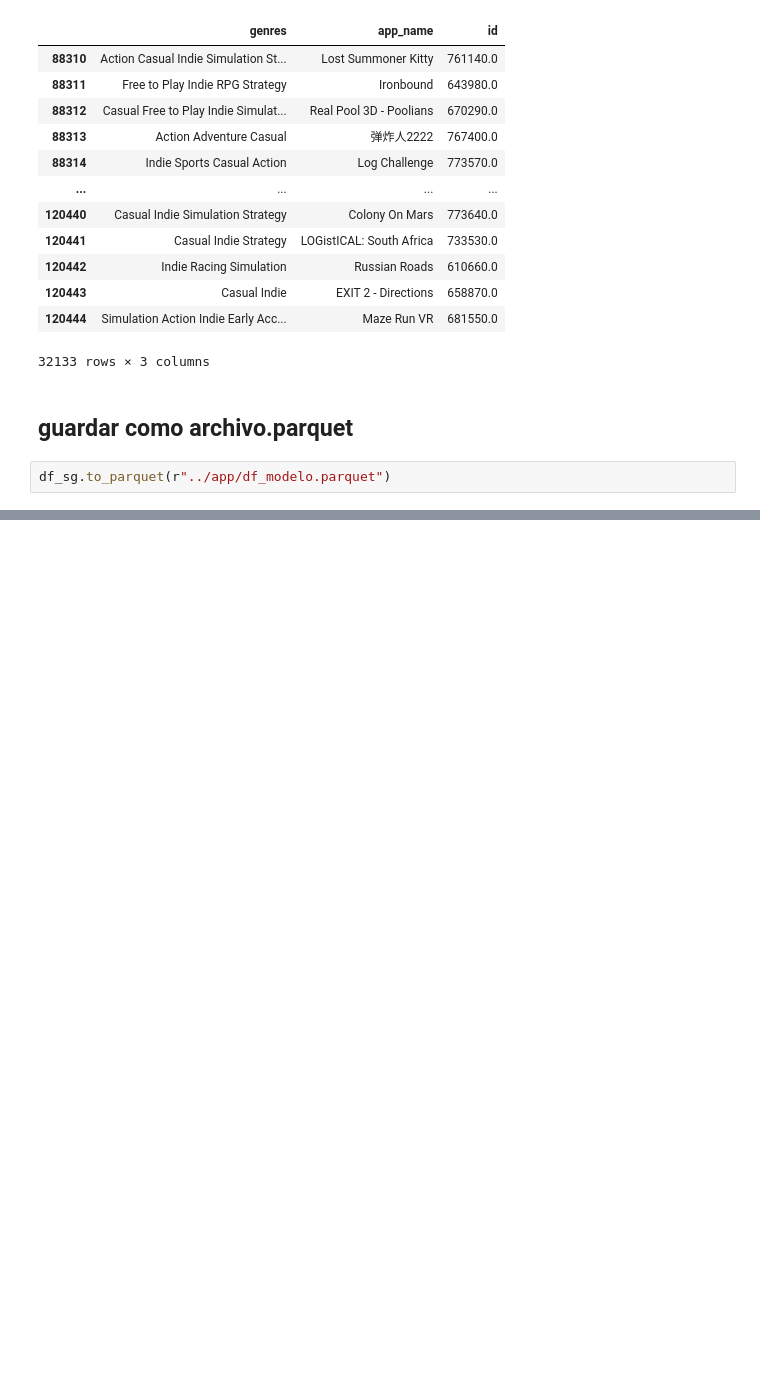
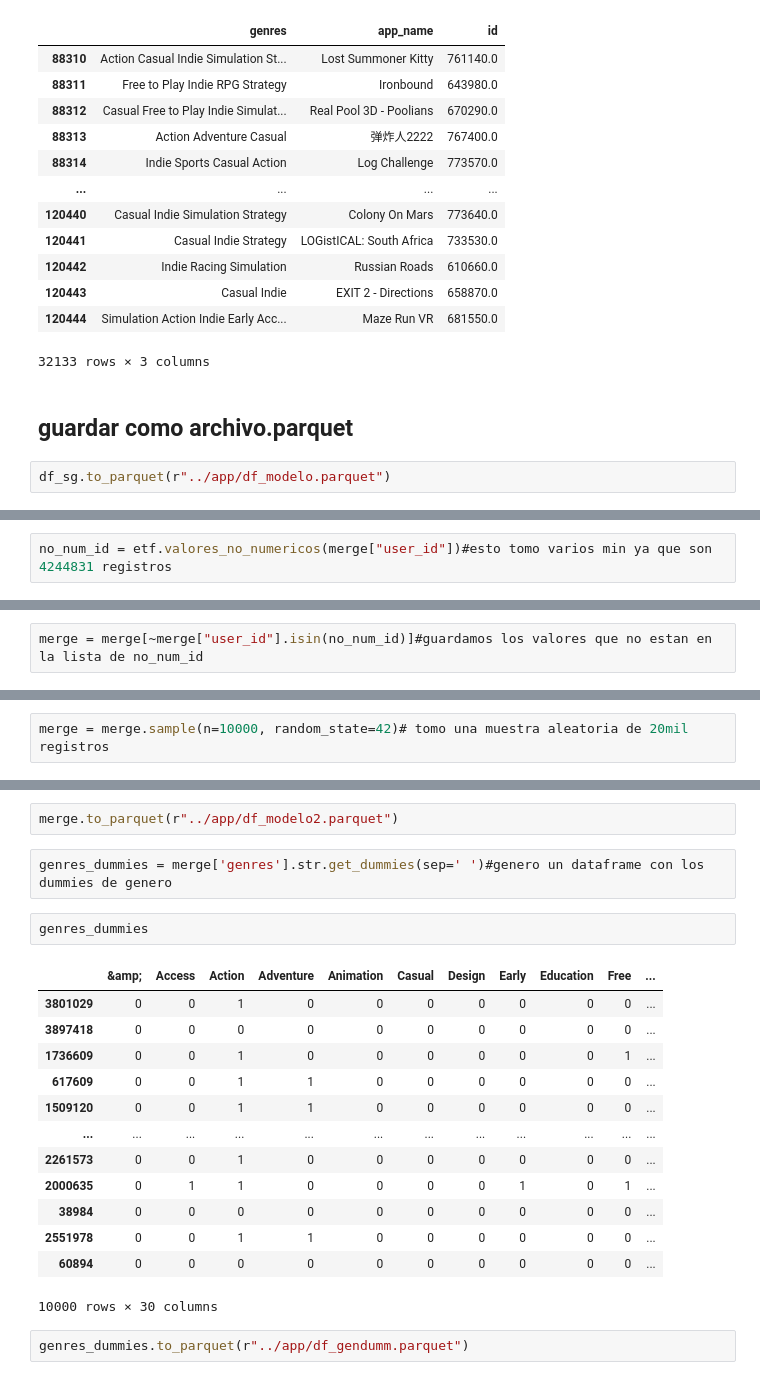
Before and after one commit to tDelbarco/PI_ML_OPS, a Jupyter notebook: ETL_&_EDA/ETL.ipynb, the cells around one changed output, grey strips where cells are left out. Cells and saved outputs as stored; diff of their text form; blank space fills up the shorter version.

```diff
--- a/ETL_&_EDA/ETL.ipynb
+++ b/ETL_&_EDA/ETL.ipynb
@@ -1538,0 +1644,2 @@ df_sg.to_parquet(r"../app/df_modelo.parquet")
+# %%
+no_num_id = etf.valores_no_numericos(merge["user_id"])#esto tomo varios min ya que son 4244831 registros
@@ -1538,0 +1662,2 @@ df_sg.to_parquet(r"../app/df_modelo.parquet")
+# %%
+merge = merge[~merge["user_id"].isin(no_num_id)]#guardamos los valores que no estan en la lista de no_num_id
@@ -1538,0 +1680,2 @@ df_sg.to_parquet(r"../app/df_modelo.parquet")
+# %%
+merge = merge.sample(n=10000, random_state=42)# tomo una muestra aleatoria de 20mil registros
@@ -1538,0 +1698,22 @@ df_sg.to_parquet(r"../app/df_modelo.parquet")
+# %%
+merge.to_parquet(r"../app/df_modelo2.parquet")
+# %%
+genres_dummies = merge['genres'].str.get_dummies(sep=' ')#genero un dataframe con los dummies de genero
+# %%
+genres_dummies
+# %% [output]
+|  | &amp; | Access | Action | Adventure | Animation | Casual | Design | Early | Education | Free | ... |
+| 3801029 | 0 | 0 | 1 | 0 | 0 | 0 | 0 | 0 | 0 | 0 | ... |
+| 3897418 | 0 | 0 | 0 | 0 | 0 | 0 | 0 | 0 | 0 | 0 | ... |
+| 1736609 | 0 | 0 | 1 | 0 | 0 | 0 | 0 | 0 | 0 | 1 | ... |
+| 617609 | 0 | 0 | 1 | 1 | 0 | 0 | 0 | 0 | 0 | 0 | ... |
+| 1509120 | 0 | 0 | 1 | 1 | 0 | 0 | 0 | 0 | 0 | 0 | ... |
+| ... | ... | ... | ... | ... | ... | ... | ... | ... | ... | ... | ... |
+| 2261573 | 0 | 0 | 1 | 0 | 0 | 0 | 0 | 0 | 0 | 0 | ... |
+| 2000635 | 0 | 1 | 1 | 0 | 0 | 0 | 0 | 1 | 0 | 1 | ... |
+| 38984 | 0 | 0 | 0 | 0 | 0 | 0 | 0 | 0 | 0 | 0 | ... |
+| 2551978 | 0 | 0 | 1 | 1 | 0 | 0 | 0 | 0 | 0 | 0 | ... |
+| 60894 | 0 | 0 | 0 | 0 | 0 | 0 | 0 | 0 | 0 | 0 | ... |
+10000 rows × 30 columns
+# %%
+genres_dummies.to_parquet(r"../app/df_gendumm.parquet")
```
Also changed, not shown: parts of 18 cells of this notebook, 4 other files.
